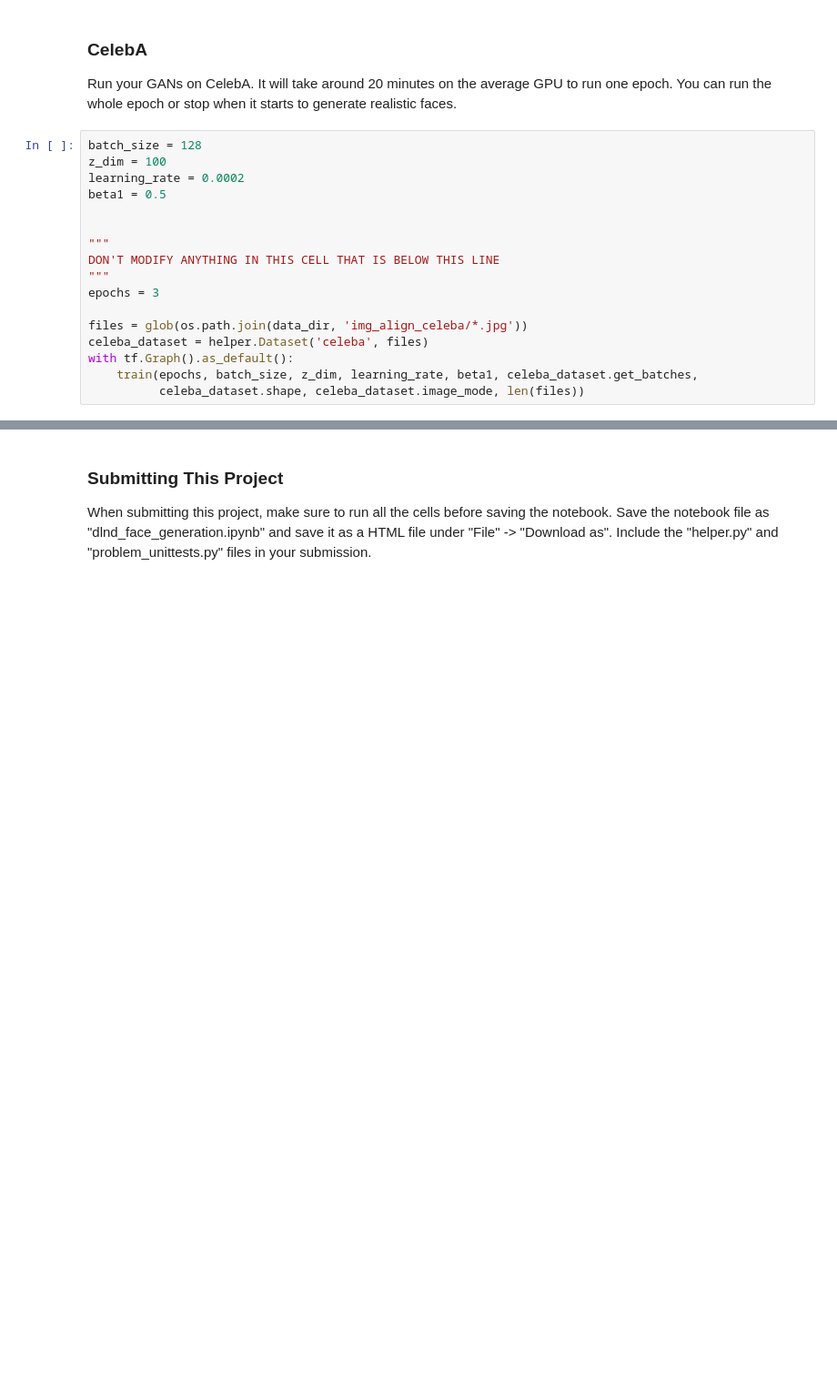
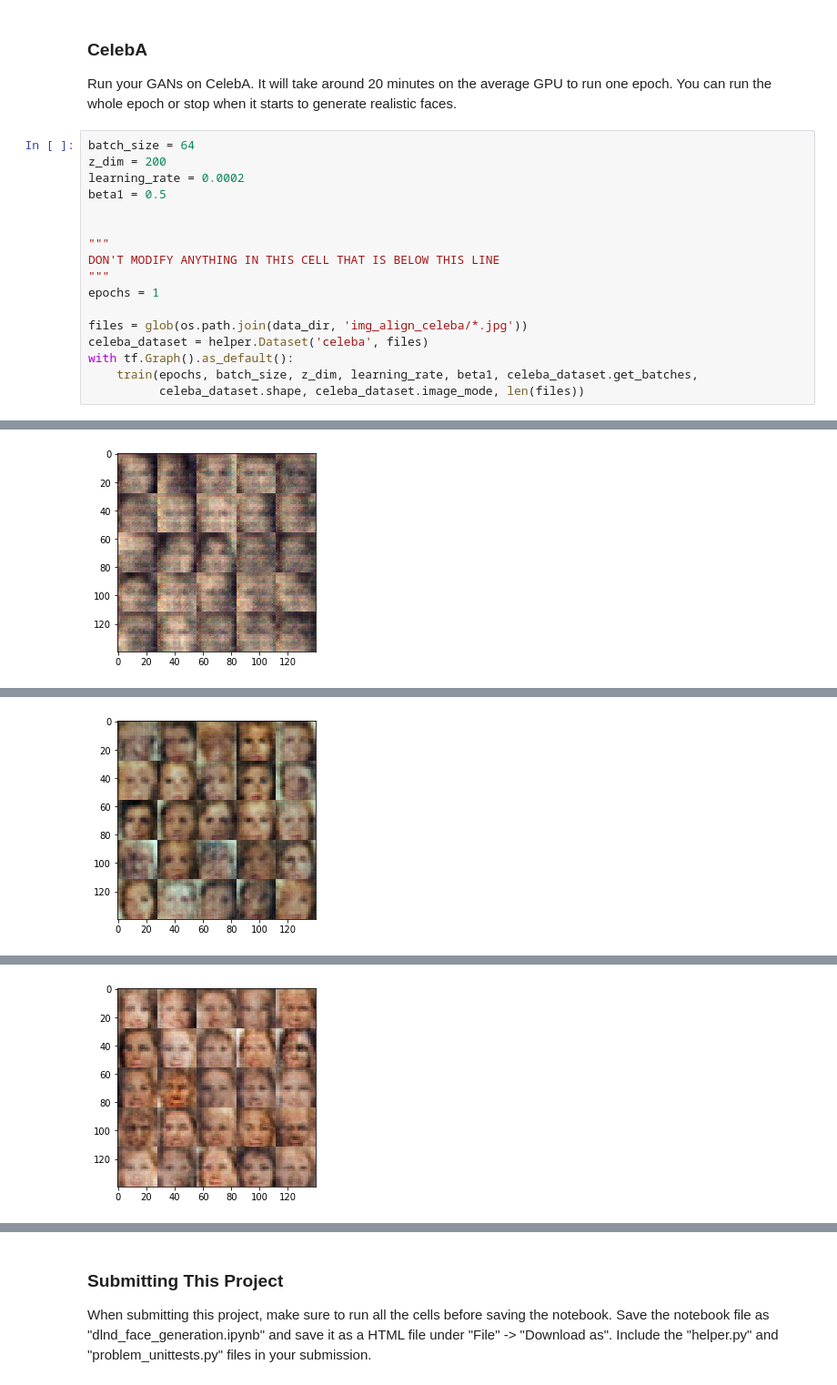
Before and after one commit to BaiqiangGit/Udacity, a Jupyter notebook: Deep-Learning-Nanodegree-Foundation/project-5/dlnd_face_generation.ipynb, the cells around one changed output, grey strips where cells are left out. Shown at 91% size. Drawn from its saved outputs; the diff is of its cells as text; blank space fills up the shorter version.

```diff
--- a/Deep-Learning-Nanodegree-Foundation/project-5/dlnd_face_generation.ipynb
+++ b/Deep-Learning-Nanodegree-Foundation/project-5/dlnd_face_generation.ipynb
@@ -592,8 +589,8 @@ Step 462... Epoch 1/2... Batch 461/468... D Loss: 0.2818... G Loss: 3.7013
 ### CelebA
 Run your GANs on CelebA.  It will take around 20 minutes on the average GPU to run one epoch.  You can run the whole epoch or stop when it starts to generate realistic faces.
 # %%
-batch_size = 128
-z_dim = 100
+batch_size = 64
+z_dim = 200
 learning_rate = 0.0002
 beta1 = 0.5
 
@@ -601,10 +598,11 @@ beta1 = 0.5
 """
 DON'T MODIFY ANYTHING IN THIS CELL THAT IS BELOW THIS LINE
 """
-epochs = 3
+epochs = 1
 
 files = glob(os.path.join(data_dir, 'img_align_celeba/*.jpg'))
 celeba_dataset = helper.Dataset('celeba', files)
 with tf.Graph().as_default():
     train(epochs, batch_size, z_dim, learning_rate, beta1, celeba_dataset.get_batches,
           celeba_dataset.shape, celeba_dataset.image_mode, len(files))
+# %% [output]
@@ -610,0 +619 @@ with tf.Graph().as_default():
+[figure, added]
@@ -610,0 +630 @@ with tf.Graph().as_default():
+[figure, added]
@@ -610,0 +642 @@ with tf.Graph().as_default():
+[figure, added]
```
Also changed, not shown: parts of 3 cells of this notebook.
